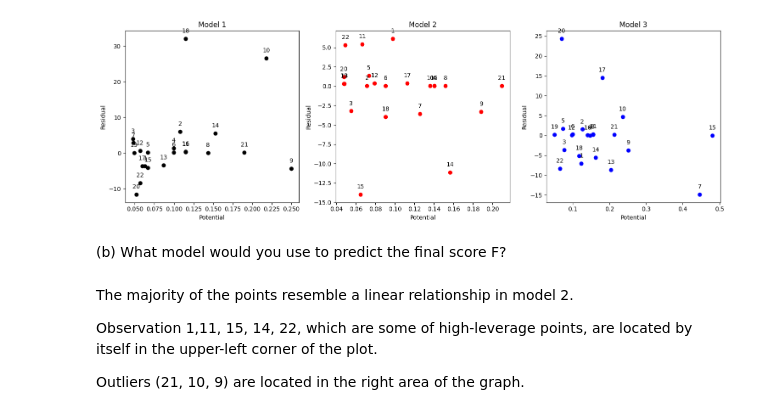
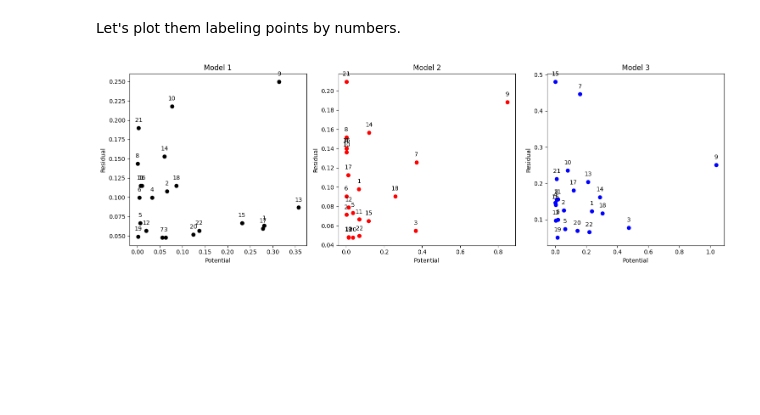
Before and after one commit to kirtisoglu/Regression, a Jupyter notebook: HW4/Q1.ipynb, the cells around one changed output. Saved outputs shown, nothing was run; the diff lists cells and outputs as text; code cells hidden in the pictures; blank space fills up the shorter version.

```diff
--- a/HW4/Q1.ipynb
+++ b/HW4/Q1.ipynb
@@ -23,0 +45,15 @@ Plot p_ii / (1 - p_{ii}) versus (1 + p) (d_i)^2 / [ (1 - (p_{ii})^2) (1 - (d_i)^
+# %%
+# Calculate projection matrix P for each model.
+Projection_model_1 = X_model_1 @ np.linalg.pinv(X_model_1.T @ X_model_1) @ X_model_1.T
+Projection_model_2 = X_model_2 @ np.linalg.pinv(X_model_2.T @ X_model_2) @ X_model_2.T
+Projection_model_3 = X_model_3 @ np.linalg.pinv(X_model_3.T @ X_model_3) @ X_model_3.T
+
+# Calculate diagonal elements p_ii's of the projection matrices.
+p_i_model_1 = np.diag(Projection_model_1)
+p_i_model_2 = np.diag(Projection_model_2)
+p_i_model_3 = np.diag(Projection_model_3)
+
+# Calculate potential function for each model.
+Potential_function_model_1 = np.divide(p_i_model_1, 1 - p_i_model_1)
+Potential_function_model_2 = np.divide(p_i_model_2, 1 - p_i_model_2)
+Potential_function_model_3 = np.divide(p_i_model_3, 1 - p_i_model_3)
@@ -24,65 +102,33 @@ Plot p_ii / (1 - p_{ii}) versus (1 + p) (d_i)^2 / [ (1 - (p_{ii})^2) (1 - (d_i)^
+# %% [markdown]
+Let's plot them labeling points by numbers.
 # %%
-X = sm.add_constant(X)
-X1 = sm.add_constant(X1)
-X2 = sm.add_constant(X2)
-
-model_1 = sm.OLS(Y, X1).fit()
-model_2 = sm.OLS(Y, X2).fit()
-model_3 = sm.OLS(Y, X).fit()
-
-leverage_model_1 = model_1.get_influence().hat_matrix_diag
-leverage_model_2 = model_2.get_influence().hat_matrix_diag
-leverage_model_3 = model_3.get_influence().hat_matrix_diag
-
-d_ii_model_1 = model_1.get_influence().resid_studentized_internal
-d_ii_model_2 = model_2.get_influence().resid_studentized_internal
-d_ii_model_3 = model_3.get_influence().resid_studentized_internal
-
-potential_function_model_1 = np.divide(leverage_model_1, (1 - leverage_model_1))  # Calculate p_ii / (1 - p_ii) for model 1.
-potential_function_model_2 = np.divide(leverage_model_2, (1 - leverage_model_2))
-potential_function_model_3 = np.divide(leverage_model_3, (1 - leverage_model_3))
-
-residual_function_model_1 = 2 * d_ii_model_1**2 / (np.multiply(np.multiply(1 - leverage_model_1, 1 - leverage_model_1), (1 - d_ii_model_1**2))) # p = 1
-residual_function_model_2 = 2 * d_ii_model_2**2 / (np.multiply(np.multiply(1 - leverage_model_2, 1 - leverage_model_2), (1 - d_ii_model_2**2))) # p = 1
-residual_function_model_3 = 2 * d_ii_model_3**2 / (np.multiply(np.multiply(1 - leverage_model_3, 1 - leverage_model_3), (1 - d_ii_model_3**2))) # p = 2
-
-# Plot Potential versus Residuals
 plt.figure(figsize=(15, 5))
 
 plt.subplot(1, 3, 1)
-plt.scatter(potential_function_model_1, residual_function_model_1, color='black')
+plt.scatter(Residual_function_model_1, Potential_function_model_1, color='black')
 plt.xlabel('Potential')
 plt.ylabel('Residual')
 plt.title('Model 1')
 for i, txt in enumerate(range(1, len(data) + 1)):
-    plt.annotate(txt, (potential_function_model_1[i], residual_function_model_1[i]), textcoords="offset points", xytext=(0,10), ha='center')
+    plt.annotate(txt, (Residual_function_model_1[i], Potential_function_model_1[i]), textcoords="offset points", xytext=(0,10), ha='center')
 
 plt.subplot(1, 3, 2)
-plt.scatter(potential_function_model_2, residual_function_model_2, color='red')
+plt.scatter(Residual_function_model_2, Potential_function_model_2, color='red')
 plt.xlabel('Potential')
 plt.ylabel('Residual')
 plt.title('Model 2')
 for i, txt in enumerate(range(1, len(data) + 1)):
-    plt.annotate(txt, (potential_function_model_2[i], residual_function_model_2[i]), textcoords="offset points", xytext=(0,10), ha='center')
+    plt.annotate(txt, (Residual_function_model_2[i], Potential_function_model_2[i]), textcoords="offset points", xytext=(0,10), ha='center')
 
 plt.subplot(1, 3, 3)
-plt.scatter(potential_function_model_3, residual_function_model_3, color='blue')
+plt.scatter(Residual_function_model_3, Potential_function_model_3, color='blue')
 plt.xlabel('Potential')
 plt.ylabel('Residual')
 plt.title('Model 3')
 for i, txt in enumerate(range(1, len(data) + 1)):
-    plt.annotate(txt, (potential_function_model_3[i], residual_function_model_3[i]), textcoords="offset points", xytext=(0,10), ha='center')
+    plt.annotate(txt, (Residual_function_model_3[i], Potential_function_model_3[i]), textcoords="offset points", xytext=(0,10), ha='center')
 
 plt.tight_layout()
 plt.show()
 # %% [output]
-[figure, old version]
+[figure, new version]
-# %% [markdown]
-(b) What model would you use to predict the final score F?
-# %% [markdown]
-The majority of the points resemble a linear relationship in model 2.
-
-Observation 1,11, 15, 14, 22, which are some of high-leverage points,
-are located by itself in the upper-left corner of the plot.
-
-Outliers (21, 10, 9) are located in the right area of the graph.
```
Also changed, not shown: parts of 11 cells of this notebook, 8 other files.
